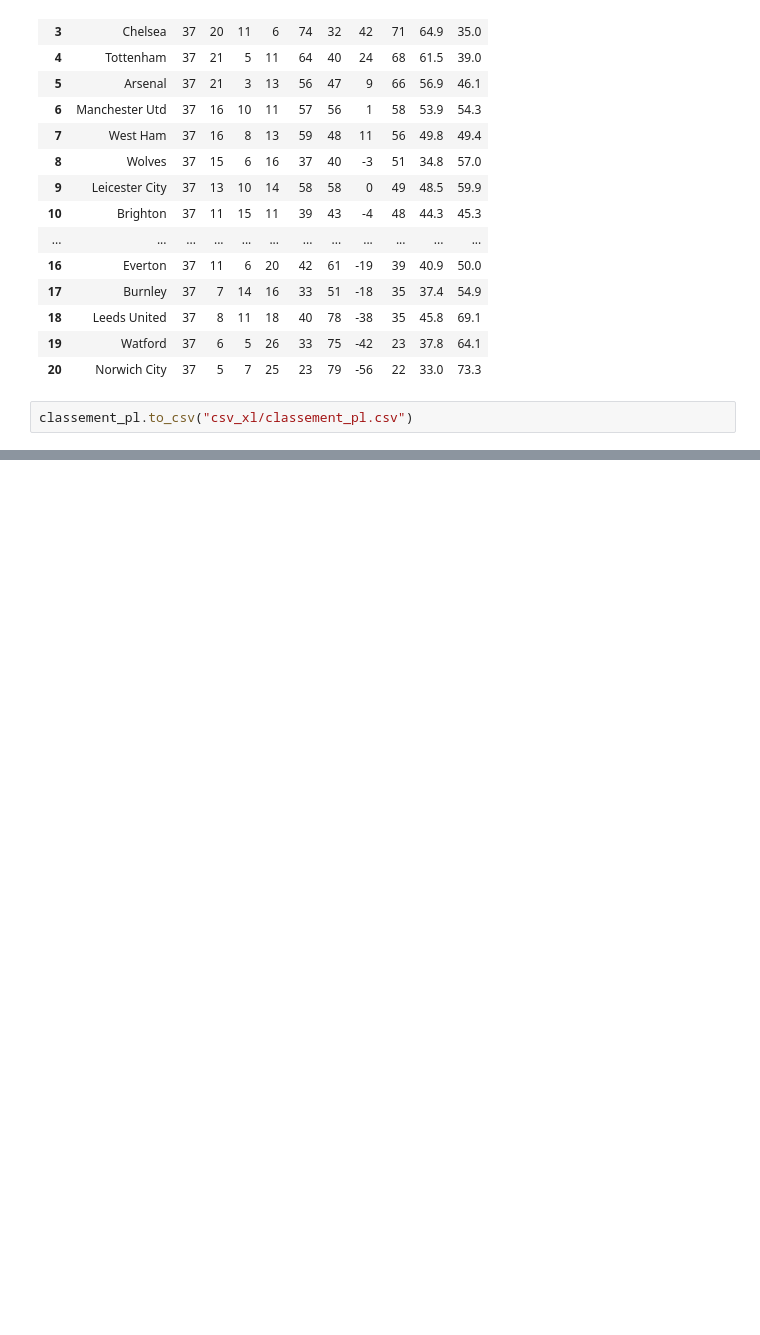
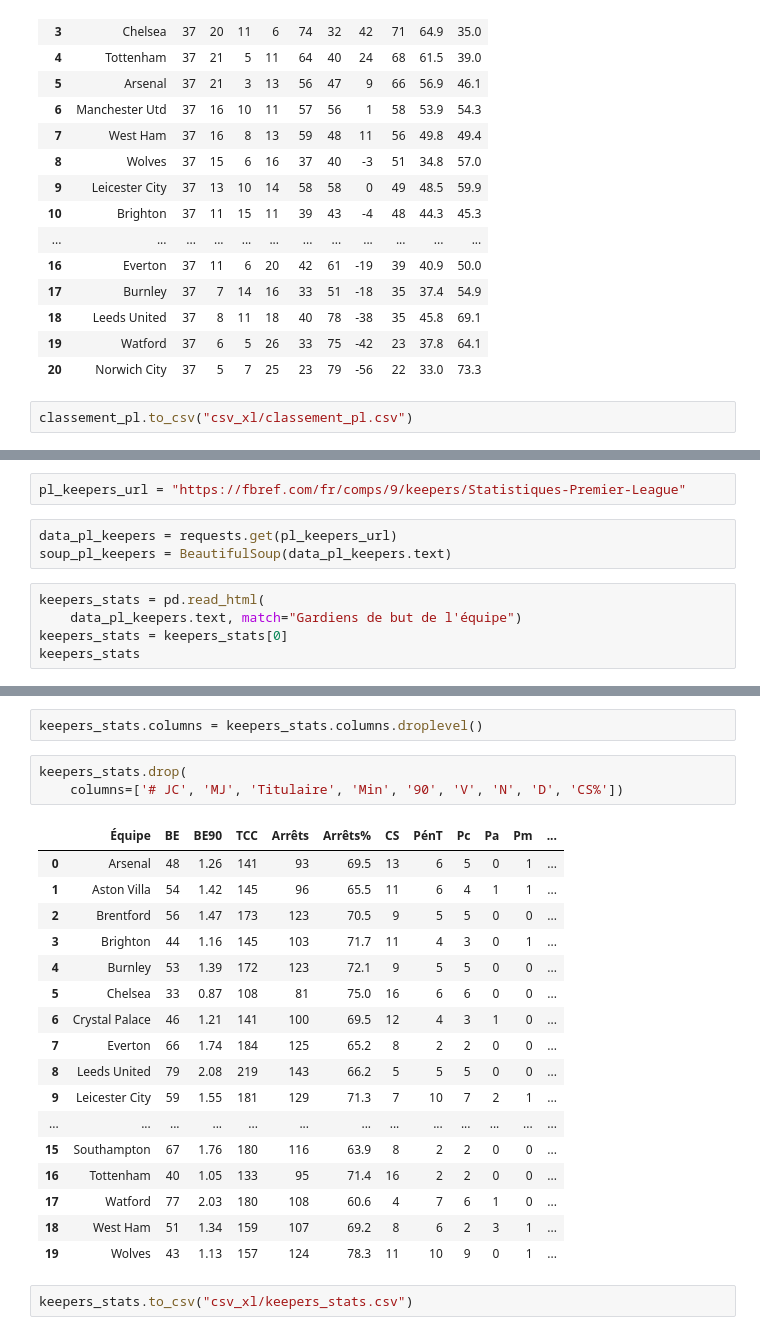
Before and after one commit to FournierRobin/EPL_EDA, a Jupyter notebook: scraping.ipynb, the cells around one changed output, grey strips where cells are left out. Drawn from its saved outputs; the diff is of its cells as text; blank space fills up the shorter version.

```diff
--- a/scraping.ipynb
+++ b/scraping.ipynb
@@ -309,0 +302,10 @@ classement_pl.to_csv("csv_xl/classement_pl.csv")
+# %%
+pl_keepers_url = "https://fbref.com/fr/comps/9/keepers/Statistiques-Premier-League"
+# %%
+data_pl_keepers = requests.get(pl_keepers_url)
+soup_pl_keepers = BeautifulSoup(data_pl_keepers.text)
+# %%
+keepers_stats = pd.read_html(
+    data_pl_keepers.text, match="Gardiens de but de l'équipe")
+keepers_stats = keepers_stats[0]
+keepers_stats
@@ -309,0 +339,25 @@ classement_pl.to_csv("csv_xl/classement_pl.csv")
+# %%
+keepers_stats.columns = keepers_stats.columns.droplevel()
+# %%
+keepers_stats.drop(
+    columns=['# JC', 'MJ', 'Titulaire', 'Min', '90', 'V', 'N', 'D', 'CS%'])
+# %% [output]
+|  | Équipe | BE | BE90 | TCC | Arrêts | Arrêts% | CS | PénT | Pc | Pa | Pm | ... |
+| 0 | Arsenal | 48 | 1.26 | 141 | 93 | 69.5 | 13 | 6 | 5 | 0 | 1 | ... |
+| 1 | Aston Villa | 54 | 1.42 | 145 | 96 | 65.5 | 11 | 6 | 4 | 1 | 1 | ... |
+| 2 | Brentford | 56 | 1.47 | 173 | 123 | 70.5 | 9 | 5 | 5 | 0 | 0 | ... |
+| 3 | Brighton | 44 | 1.16 | 145 | 103 | 71.7 | 11 | 4 | 3 | 0 | 1 | ... |
+| 4 | Burnley | 53 | 1.39 | 172 | 123 | 72.1 | 9 | 5 | 5 | 0 | 0 | ... |
+| 5 | Chelsea | 33 | 0.87 | 108 | 81 | 75.0 | 16 | 6 | 6 | 0 | 0 | ... |
+| 6 | Crystal Palace | 46 | 1.21 | 141 | 100 | 69.5 | 12 | 4 | 3 | 1 | 0 | ... |
+| 7 | Everton | 66 | 1.74 | 184 | 125 | 65.2 | 8 | 2 | 2 | 0 | 0 | ... |
+| 8 | Leeds United | 79 | 2.08 | 219 | 143 | 66.2 | 5 | 5 | 5 | 0 | 0 | ... |
+| 9 | Leicester City | 59 | 1.55 | 181 | 129 | 71.3 | 7 | 10 | 7 | 2 | 1 | ... |
+| ... | ... | ... | ... | ... | ... | ... | ... | ... | ... | ... | ... | ... |
+| 15 | Southampton | 67 | 1.76 | 180 | 116 | 63.9 | 8 | 2 | 2 | 0 | 0 | ... |
+| 16 | Tottenham | 40 | 1.05 | 133 | 95 | 71.4 | 16 | 2 | 2 | 0 | 0 | ... |
+| 17 | Watford | 77 | 2.03 | 180 | 108 | 60.6 | 4 | 7 | 6 | 1 | 0 | ... |
+| 18 | West Ham | 51 | 1.34 | 159 | 107 | 69.2 | 8 | 6 | 2 | 3 | 1 | ... |
+| 19 | Wolves | 43 | 1.13 | 157 | 124 | 78.3 | 11 | 10 | 9 | 0 | 1 | ... |
+# %%
+keepers_stats.to_csv("csv_xl/keepers_stats.csv")
```
Also changed, not shown: parts of 12 cells of this notebook, 2 other files.
